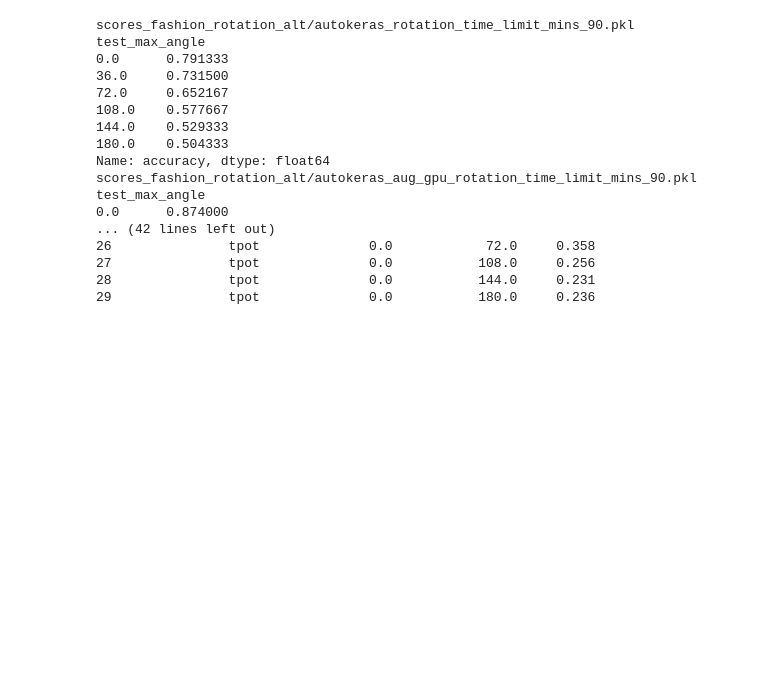
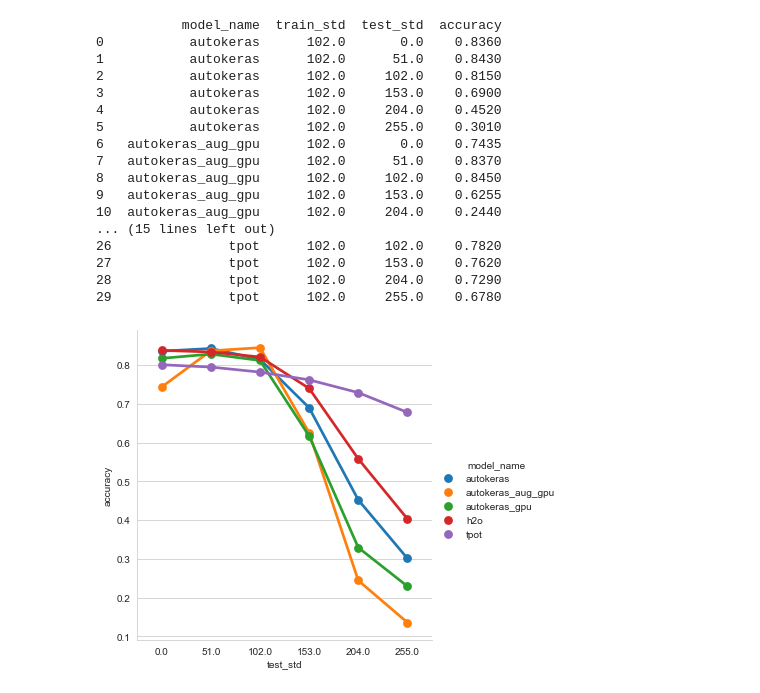
Before and after one commit to thalvari/AutoML_comparison, a Jupyter notebook: accuracy_plotting.ipynb, the cells around one changed output. Saved outputs shown, nothing was run; the diff lists cells and outputs as text; code cells hidden in the pictures; blank space fills up the shorter version.

```diff
--- a/accuracy_plotting.ipynb
+++ b/accuracy_plotting.ipynb
@@ -53,41 +56,24 @@ plt.show()
-# %%
-rotation_scores_filename_list = [
-    "autokeras_rotation_time_limit_mins_90.pkl",
-    "autokeras_aug_gpu_rotation_time_limit_mins_90.pkl",
-    "autokeras_gpu_rotation_time_limit_mins_90.pkl",
-    "h2o_rotation_time_limit_mins_90.pkl",
-    "tpot_rotation_time_limit_mins_90.pkl",
-]
-
-dirname = "scores_fashion_rotation"
-err_param_name = "max_angle"
-rotation_scores_df = None
-for scores_filename in rotation_scores_filename_list:
-    df = pd.read_pickle(dirname + "/" + scores_filename)
-    alt_path = dirname + "_alt/" + scores_filename
-    if Path(alt_path).is_file():
-        print(alt_path)
-        df_alt = pd.read_pickle(alt_path)
-        df_mean = pd.concat([df, df_alt], axis=0)
-        print(df.groupby("test_" + err_param_name)["accuracy"].mean())
-    rotation_scores_df = pd.concat([rotation_scores_df, df], axis=0)
-rotation_scores_df = rotation_scores_df[rotation_scores_df["train_max_angle"] == 0].reset_index(drop=True)
-print(rotation_scores_df)
-# %% [output]
-scores_fashion_rotation_alt/autokeras_rotation_time_limit_mins_90.pkl
-test_max_angle
-0.0      0.791333
-36.0     0.731500
-72.0     0.652167
-108.0    0.577667
-144.0    0.529333
-180.0    0.504333
-Name: accuracy, dtype: float64
-scores_fashion_rotation_alt/autokeras_aug_gpu_rotation_time_limit_mins_90.pkl
-test_max_angle
-0.0      0.874000
-... (42 lines left out)
-26               tpot              0.0            72.0     0.358
-27               tpot              0.0           108.0     0.256
-28               tpot              0.0           144.0     0.231
-29               tpot              0.0           180.0     0.236
+# %%
+noise_scores_df = get_scores_df(noise_scores_filename_list, "scores_fashion_noise", "std", 102)
+print(noise_scores_df)
+sns.catplot(x="test_std", y="accuracy", hue="model_name", kind="point", data=noise_scores_df)
+plt.show()
+# %% [output]
+           model_name  train_std  test_std  accuracy
+0           autokeras      102.0       0.0    0.8360
+1           autokeras      102.0      51.0    0.8430
+2           autokeras      102.0     102.0    0.8150
+3           autokeras      102.0     153.0    0.6900
+4           autokeras      102.0     204.0    0.4520
+5           autokeras      102.0     255.0    0.3010
+6   autokeras_aug_gpu      102.0       0.0    0.7435
+7   autokeras_aug_gpu      102.0      51.0    0.8370
+8   autokeras_aug_gpu      102.0     102.0    0.8450
+9   autokeras_aug_gpu      102.0     153.0    0.6255
+10  autokeras_aug_gpu      102.0     204.0    0.2440
+... (15 lines left out)
+26               tpot      102.0     102.0    0.7820
+27               tpot      102.0     153.0    0.7620
+28               tpot      102.0     204.0    0.7290
+29               tpot      102.0     255.0    0.6780
+[figure, added]
```
Also changed, not shown: parts of 8 cells of this notebook, 1 other file.
